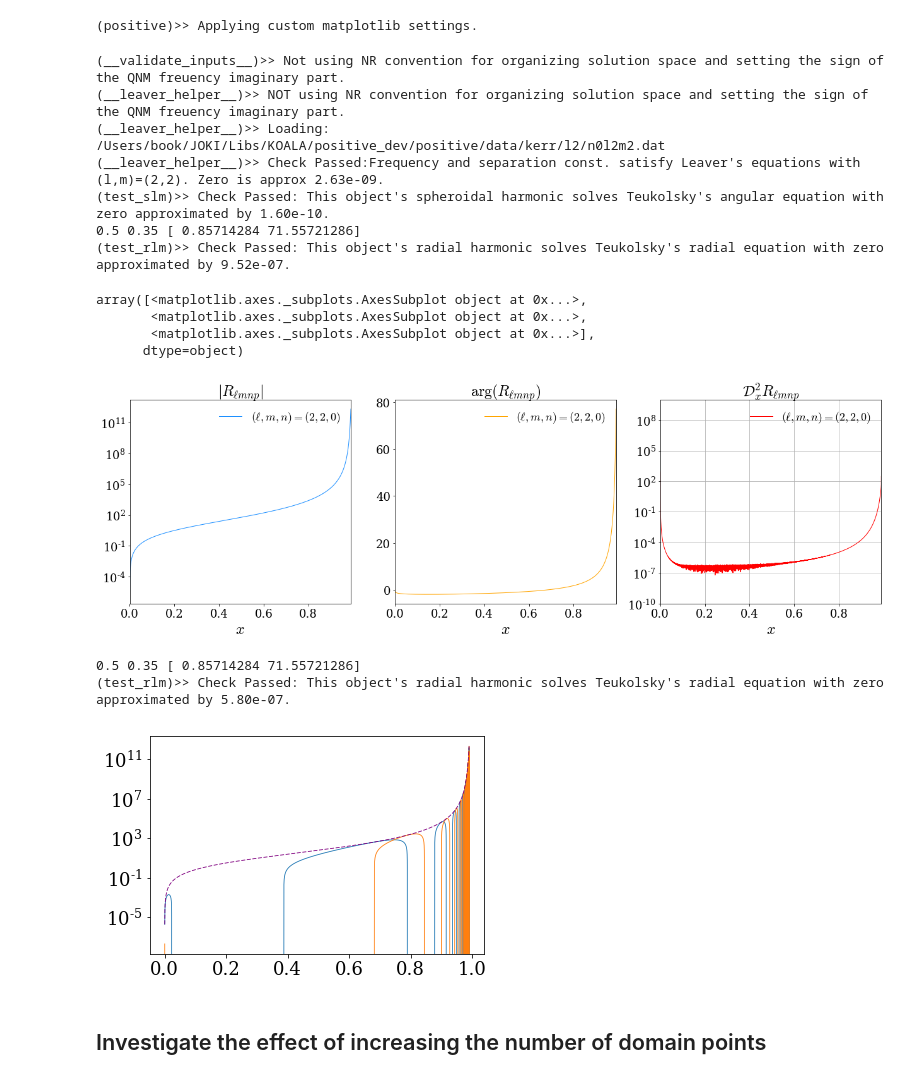
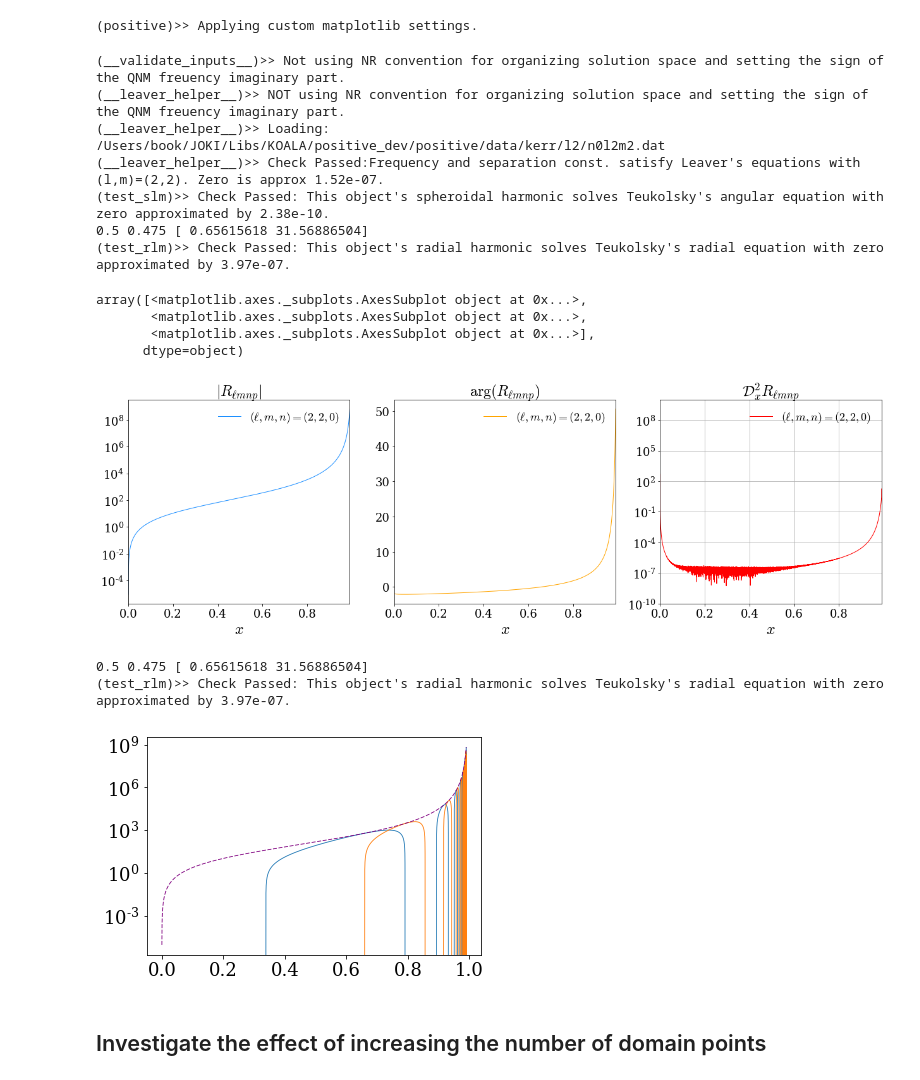
Before and after one commit to llondon6/koalas, a Jupyter notebook: issues/open/rlm_development.ipynb, the cells around one changed output. Drawn from its saved outputs; the diff is of its cells as text; code cells hidden in the pictures.

```diff
--- a/issues/open/rlm_development.ipynb
+++ b/issues/open/rlm_development.ipynb
@@ -12,27 +12,27 @@ from positive import *
 (positive)>> Applying custom matplotlib settings.
 # %%
 l,m = 2,2
-a=0.7
+a=0.95
 M = 1
 # --
 n = 0
 
 foo = qnmobj(M,a,l,m,n,verbose=True,use_nr_convention=False,calc_rlm=True,__DEVELOPMENT__=True)
 
 foo.plot_rlm()
 # %% [output]
 (__validate_inputs__)>> Not using NR convention for organizing solution space and setting the sign of the QNM freuency imaginary part.
 (__leaver_helper__)>> NOT using NR convention for organizing solution space and setting the sign of the QNM freuency imaginary part.
 (__leaver_helper__)>> Loading: /Users/book/JOKI/Libs/KOALA/positive_dev/positive/data/kerr/l2/n0l2m2.dat
-(__leaver_helper__)>> Check Passed:Frequency and separation const. satisfy Leaver's equations with (l,m)=(2,2). Zero is approx 2.63e-09.
-(test_slm)>> Check Passed: This object's spheroidal harmonic solves Teukolsky's angular equation with zero approximated by 1.60e-10.
-0.5 0.35 [ 0.85714284 71.55721286]
-(test_rlm)>> Check Passed: This object's radial harmonic solves Teukolsky's radial equation with zero approximated by 9.52e-07.
+(__leaver_helper__)>> Check Passed:Frequency and separation const. satisfy Leaver's equations with (l,m)=(2,2). Zero is approx 1.52e-07.
+(test_slm)>> Check Passed: This object's spheroidal harmonic solves Teukolsky's angular equation with zero approximated by 2.38e-10.
+0.5 0.475 [ 0.65615618 31.56886504]
+(test_rlm)>> Check Passed: This object's radial harmonic solves Teukolsky's radial equation with zero approximated by 3.97e-07.
 array([<matplotlib.axes._subplots.AxesSubplot object at 0x...>,
        <matplotlib.axes._subplots.AxesSubplot object at 0x...>,
        <matplotlib.axes._subplots.AxesSubplot object at 0x...>],
       dtype=object)
-[figure, old version]
+[figure, new version]
 # %%
 x,R,_ = foo.__calc_rlm__(__DEVELOPMENT__=True)
 plot(x,real(R))
@@ -41,9 +41,9 @@ plot(x, abs(R), color='purple',ls='--')
 # plot(x,-abs(R), color='purple',ls='--')
 yscale('log')
 # %% [output]
-0.5 0.35 [ 0.85714284 71.55721286]
-(test_rlm)>> Check Passed: This object's radial harmonic solves Teukolsky's radial equation with zero approximated by 5.80e-07.
+0.5 0.475 [ 0.65615618 31.56886504]
+(test_rlm)>> Check Passed: This object's radial harmonic solves Teukolsky's radial equation with zero approximated by 3.97e-07.
-[figure, old version]
+[figure, new version]
 # %% [markdown]
 ## Investigate the effect of increasing the number of domain points
 # %%
```
Also changed, not shown: parts of 4 cells of this notebook, 1 other file.
